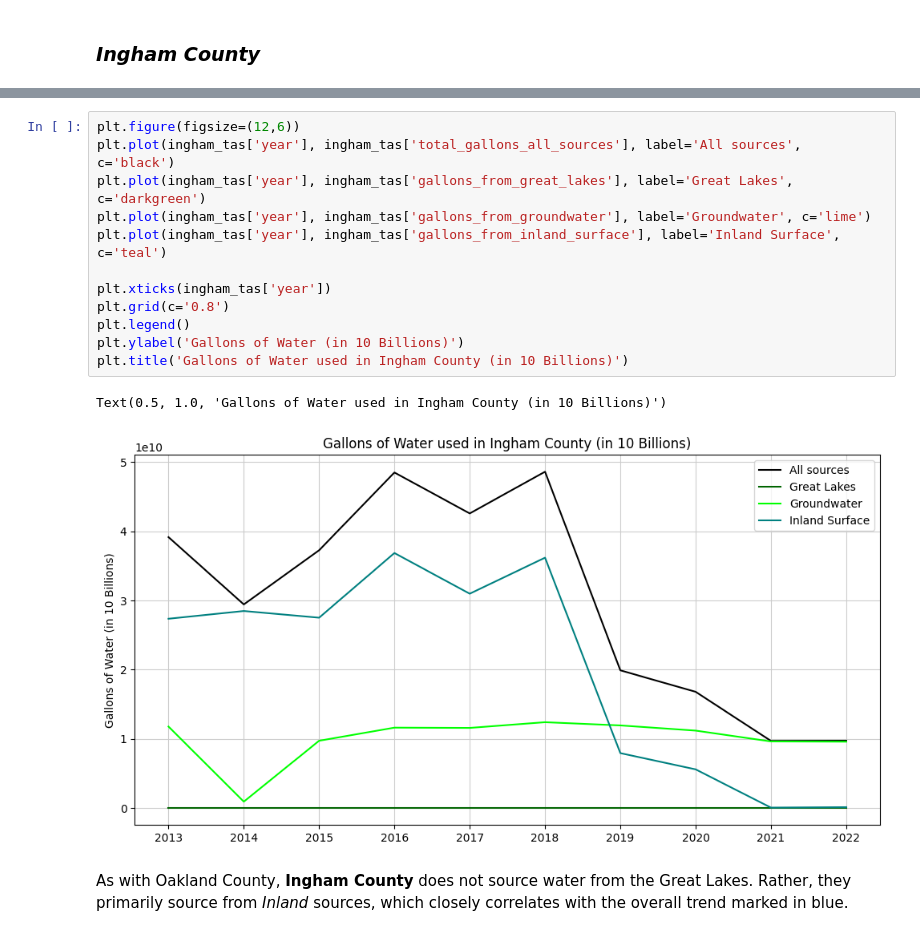
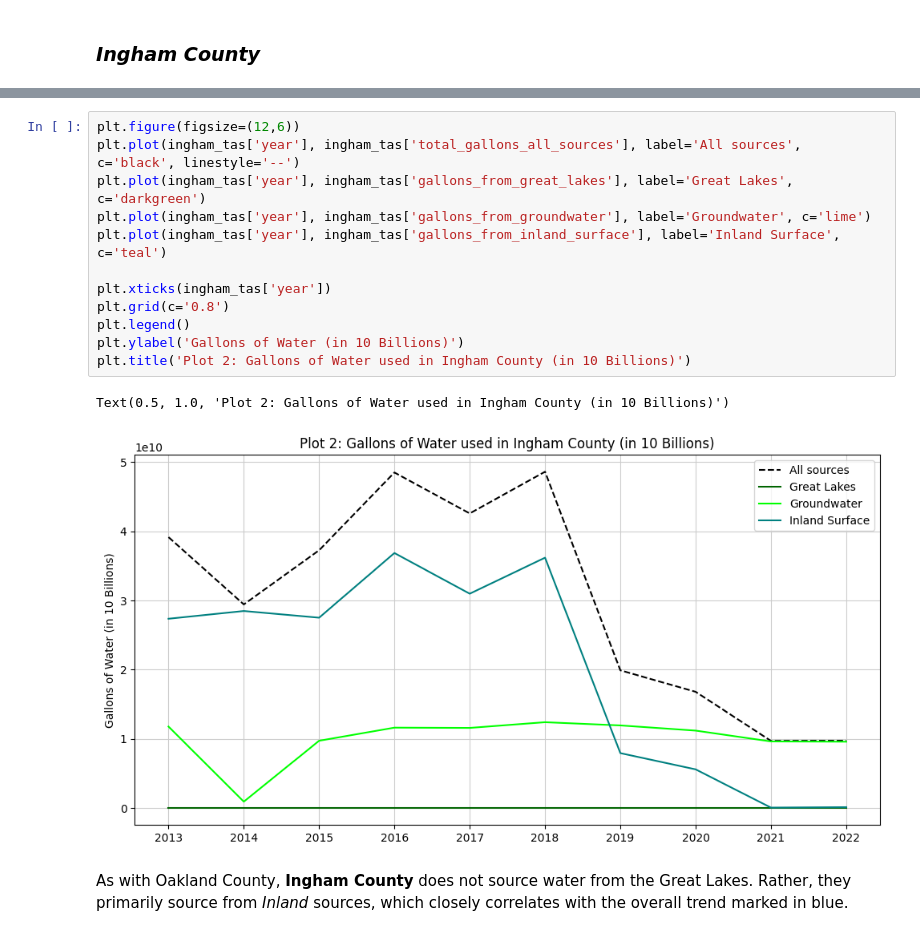
Before and after one commit to leenoah390/michigan-water, a Jupyter notebook: michigan-water.ipynb, the cells around one changed output, grey strips where cells are left out. Cells and saved outputs as stored; diff of their text form.

```diff
--- a/michigan-water.ipynb
+++ b/michigan-water.ipynb
@@ -105,19 +88,19 @@ ingham_tas.iloc[:,[2,3,4,5,7]]
 | 2678 | 0 | 9603122654 | 146462541 | 9749585195 | 2022 |
 # %%
 plt.figure(figsize=(12,6))
-plt.plot(ingham_tas['year'], ingham_tas['total_gallons_all_sources'], label='All sources', c='black')
+plt.plot(ingham_tas['year'], ingham_tas['total_gallons_all_sources'], label='All sources', c='black', linestyle='--')
 plt.plot(ingham_tas['year'], ingham_tas['gallons_from_great_lakes'], label='Great Lakes', c='darkgreen')
 plt.plot(ingham_tas['year'], ingham_tas['gallons_from_groundwater'], label='Groundwater', c='lime')
 plt.plot(ingham_tas['year'], ingham_tas['gallons_from_inland_surface'], label='Inland Surface', c='teal')
 
 plt.xticks(ingham_tas['year'])
 plt.grid(c='0.8')
 plt.legend()
 plt.ylabel('Gallons of Water (in 10 Billions)')
-plt.title('Gallons of Water used in Ingham County (in 10 Billions)')
+plt.title('Plot 2: Gallons of Water used in Ingham County (in 10 Billions)')
 # %% [output]
-Text(0.5, 1.0, 'Gallons of Water used in Ingham County (in 10 Billions)')
+Text(0.5, 1.0, 'Plot 2: Gallons of Water used in Ingham County (in 10 Billions)')
-[figure, old version]
+[figure, new version]
 # %% [markdown]
 As with Oakland County, **Ingham County** does not source water from the Great Lakes. Rather, they primarily source from *Inland* sources, which closely correlates with the overall trend marked in blue.
 # %% [markdown]
```
Also changed, not shown: parts of 21 cells of this notebook.
